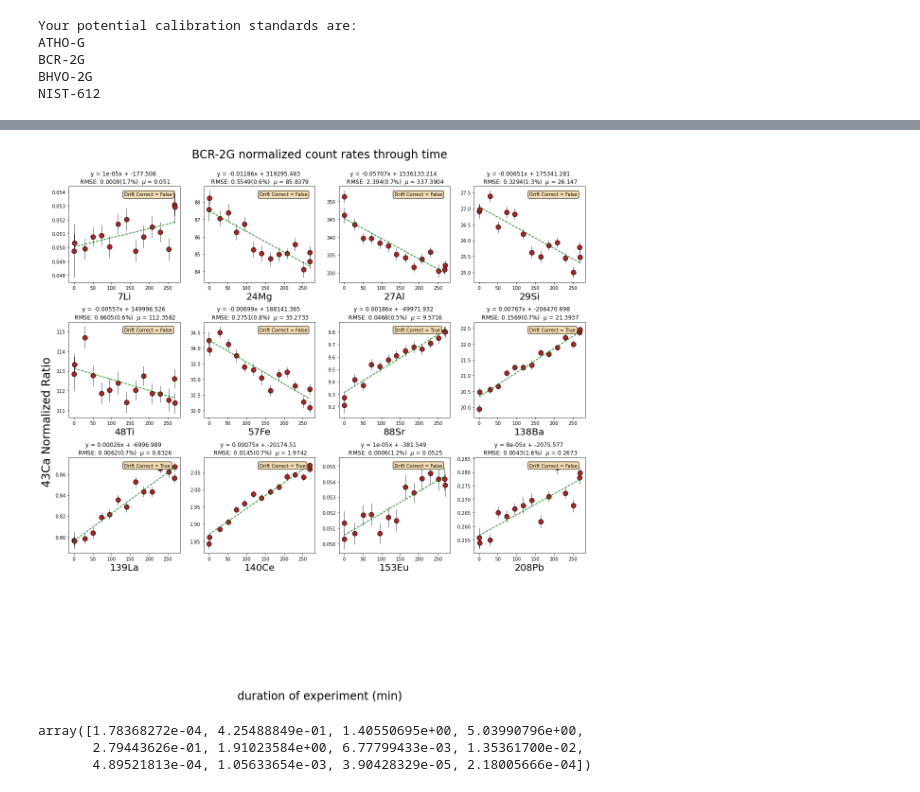
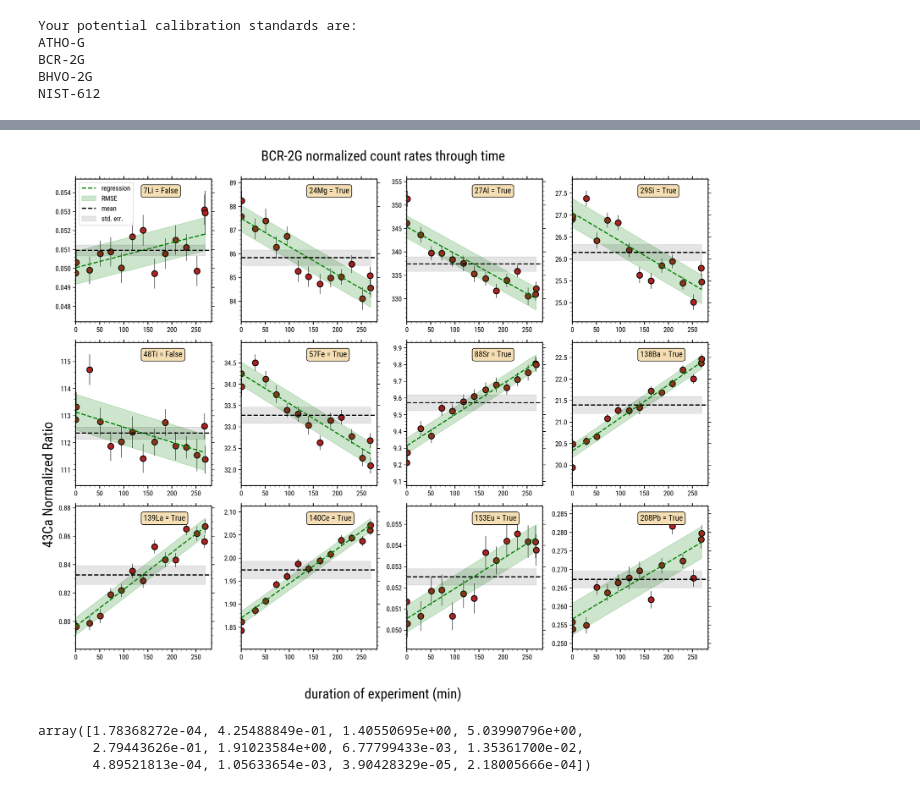
Before and after one commit to jlubbersgeo/laicpms_general, a Jupyter notebook: lasercalc_python.ipynb, the cells around one changed output, grey strips where cells are left out. Drawn from its saved outputs; the diff is of its cells as text; code cells hidden in the pictures.

Commit message:
added F test for drift check

```diff
--- a/lasercalc_python.ipynb
+++ b/lasercalc_python.ipynb
@@ -189,7 +210,9 @@ for j in range(len(myanalytes)):
     if "timestamp" in calib_std_data.columns.tolist():
         # get an array in time units based on timestamp column. This is
         # is in seconds
-        x = np.array([np.datetime64(d, "m") for d in calib_std_data["timestamp"]]).astype(np.float64)
+        x = np.array(
+            [np.datetime64(d, "m") for d in calib_std_data["timestamp"]]
+        ).astype(np.float64)
         # x = np.cumsum(np.diff(x))
         # x = np.insert(x, 0, 0).astype(np.float64)
 
@@ -213,8 +236,28 @@ for j in range(len(myanalytes)):
     calib_std_slopes.append(model.params[1])
     calib_std_intercepts.append(model.params[0])
 
+    axes[j].plot(np.cumsum(np.diff(x, prepend=x[0])), ypred, "g--", label="regression")
+    axes[j].set_xlabel("", fontsize=20)
+    axes[j].fill_between(
+        np.cumsum(np.diff(x, prepend=x[0])),
+        ypred + RMSE,
+        ypred - RMSE,
+        color="green",
+        alpha=0.2,
+        label="RMSE",
+    )
+    axes[j].axhline(y=calib_std_means[j], ls="--", c="k", marker="", label="mean")
+    axes[j].fill_between(
+        np.cumsum(np.diff(x, prepend=x[0])),
+        calib_std_means[j] + calib_std_stds[j] / np.sqrt(calib_std_data.shape[0]),
+        calib_std_means[j] - calib_std_stds[j] / np.sqrt(calib_std_data.shape[0]),
+        color="black",
+        alpha=0.1,
+        label="std. err.",
+    )
+
     axes[j].errorbar(
-        np.cumsum(np.diff(x,prepend = x[0])),
+        np.cumsum(np.diff(x, prepend=x[0])),
         y,
         yerr=calib_std_data[myanalytes[j]]
         * (calib_std_data["{}_se".format(myanalytes[j])] / 100),
@@ -224,58 +267,74 @@ for j in range(len(myanalytes)):
         ecolor="k",
         elinewidth=0.75,
         zorder=0,
         ms=10,
     )
+    if j == 0:
+        axes[j].legend(loc="upper left", fontsize=12)
 
-    axes[j].plot(np.cumsum(np.diff(x,prepend = x[0])), ypred, "g--")
-    axes[j].set_xlabel(myanalytes[j], fontsize=20)
+    # axes[j].set_title(
+    #     "y = {}x + {} \n RMSE: {}({}%)  $\mu$ = {}".format(
+    #         np.round(model.params[1], 5),
+    #         np.round(model.params[0], 3),
+    #         np.round(RMSE, 4),
+    #         np.round((100 * RMSE / calib_std_means[j]), 1),
+    #         np.round(calib_std_means[j], 4),
+    #     )
+    # )
+    axes[j].set_xlim(0)
 
-    axes[j].set_title(
-        "y = {}x + {} \n RMSE: {}({}%)  $\mu$ = {}".format(
-            np.round(model.params[1], 5),
-            np.round(model.params[0], 3),
-            np.round(RMSE, 4),
-            np.round((100 * RMSE / calib_std_means[j]), 1),
-            np.round(calib_std_means[j], 4),
-        )
+    # new stuff
+    # confidence limit 99%
+    alpha = 0.01
+    # f value stuff
+    fvalue = model.fvalue
+    f_pvalue = model.f_pvalue
+    fcrit = stats.f.ppf(q=1 - alpha, dfn=len(x) - 1, dfd=len(y) - 1)
+    if (f_pvalue < alpha) and (fvalue > fcrit):
+        drift = "True"
+        drift_check.append(drift)
+    else:
+        drift = "False"
+        drift_check.append(drift)
+
+    axes[j].text(
+        0.5,
+        0.9,
+        "{} = {}".format(myanalytes[j], drift),
+        transform=axes[j].transAxes,
+        bbox=props,
+        fontsize=14,
     )
-
-    if 100 * RMSE / calib_std_means[j] < calib_std_ses[j]:
-        axes[j].text(
-            0.5, 0.9, "Drift Correct = True", transform=axes[j].transAxes, bbox=props
-        )
-        drift_check.append("True")
-
-    else:
-        axes[j].text(
-            0.5, 0.9, "Drift Correct = False", transform=axes[j].transAxes, bbox=props
-        )
-        drift_check.append("False")
 
 
 for j in range(len(axes)):
     if j >= len(myanalytes):
         fig.delaxes(axes[j])
 
 fig.suptitle(
     "{} normalized count rates through time".format(calib_std), fontsize=24, y=1
 )
 fig.text(
-    0.5, -0.01, "duration of experiment (min)", ha="center", fontsize=24,
+    0.5, 0.18, "duration of experiment (min)", ha="center", fontsize=24,
 )
 fig.text(
     -0.01,
     0.5,
     "{} Normalized Ratio".format(calib_std_data["norm"].unique()[0]),
     va="center",
     rotation="vertical",
     fontsize=24,
 )
 
 fig.tight_layout()
-# plt.savefig('/Users/jordanlubbers/Desktop/lasercalc_driftcorrect_example.pdf',bbox_inches = 'tight')
+# plt.savefig(
+#     "{}/lasercalc_driftcorrect_se_example.pdf".format(outpath), bbox_inches="tight"
+# )
+# plt.savefig(
+#     "{}/lasercalc_driftcorrect_se_example.png".format(outpath), bbox_inches="tight"
+# )
 # %% [output]
-[figure, old version]
+[figure, new version]
 # %%
 # For our calibration standard, calculate the concentration ratio of each analyte to the element used as the internal standard
 std_conc_ratios = []
```
Also changed, not shown: parts of 5 cells of this notebook.
